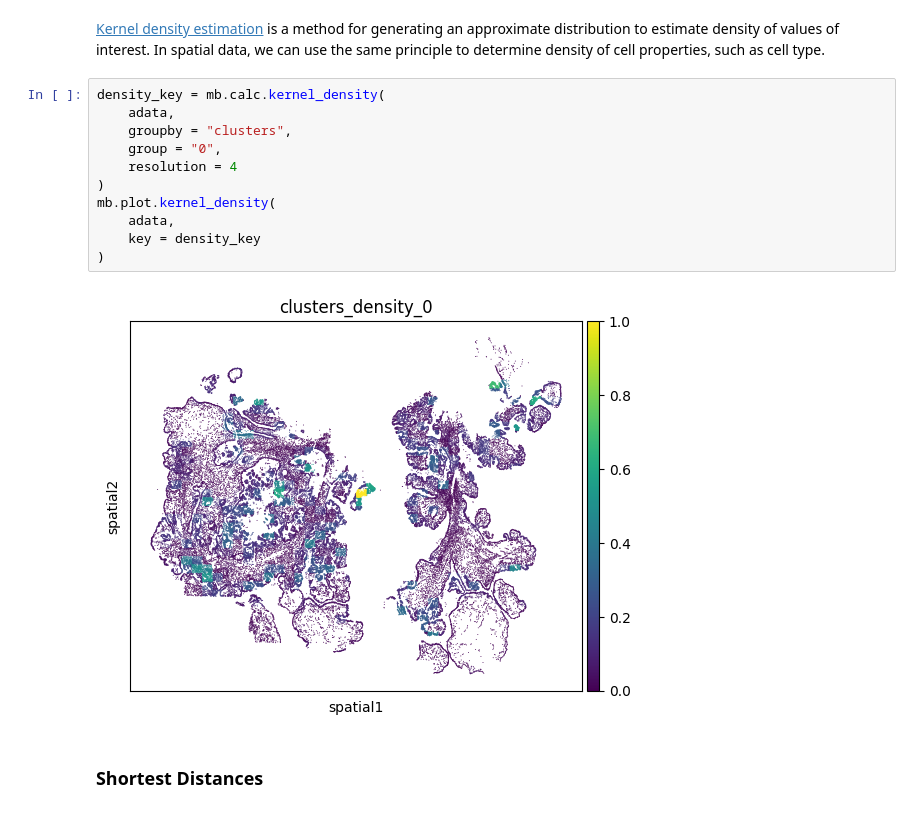
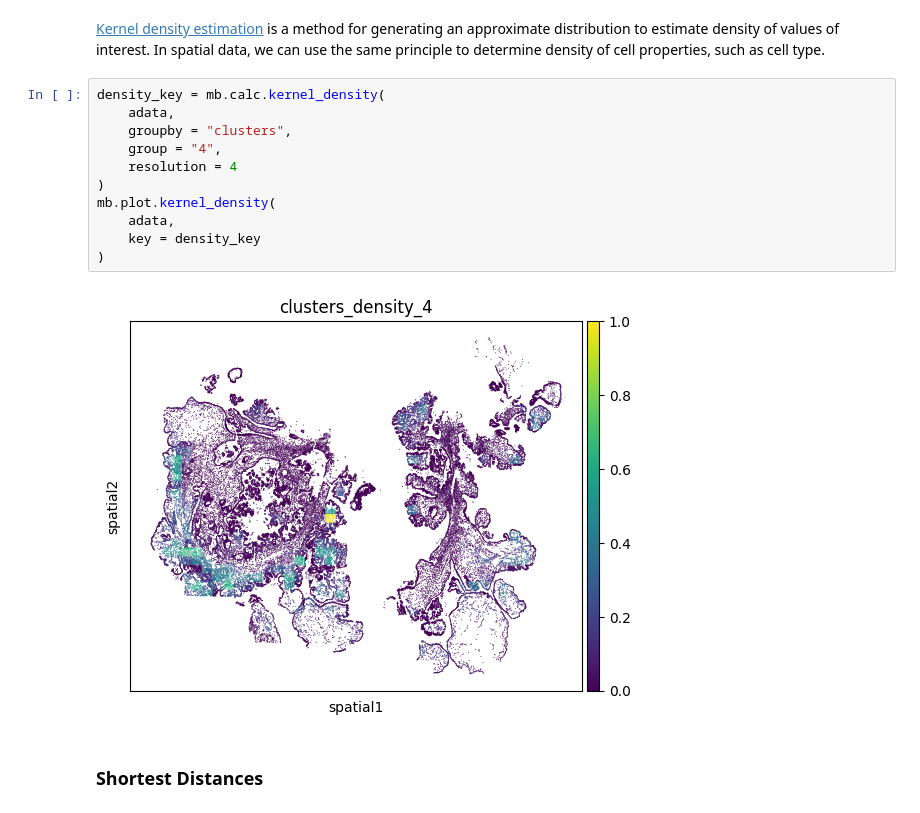
Before and after one commit to immunitastx/monkeybread, a Jupyter notebook: docs/notebooks/tutorial.ipynb, the cells around one changed output. Saved outputs shown, nothing was run; the diff lists cells and outputs as text.

```diff
--- a/docs/notebooks/tutorial.ipynb
+++ b/docs/notebooks/tutorial.ipynb
@@ -95,16 +100,16 @@ Monkeybread provides several ways to investigate cell proximity in spatial data.
 # %%
 density_key = mb.calc.kernel_density(
     adata,
     groupby = "clusters",
-    group = "0",
+    group = "4",
     resolution = 4
 )
 mb.plot.kernel_density(
     adata,
     key = density_key
 )
 # %% [output]
-[figure, old version]
+[figure, new version]
 # %% [markdown]
 ### Shortest Distances
 # %% [markdown]
```
Also changed, not shown: parts of 15 cells of this notebook, 8 other files.
